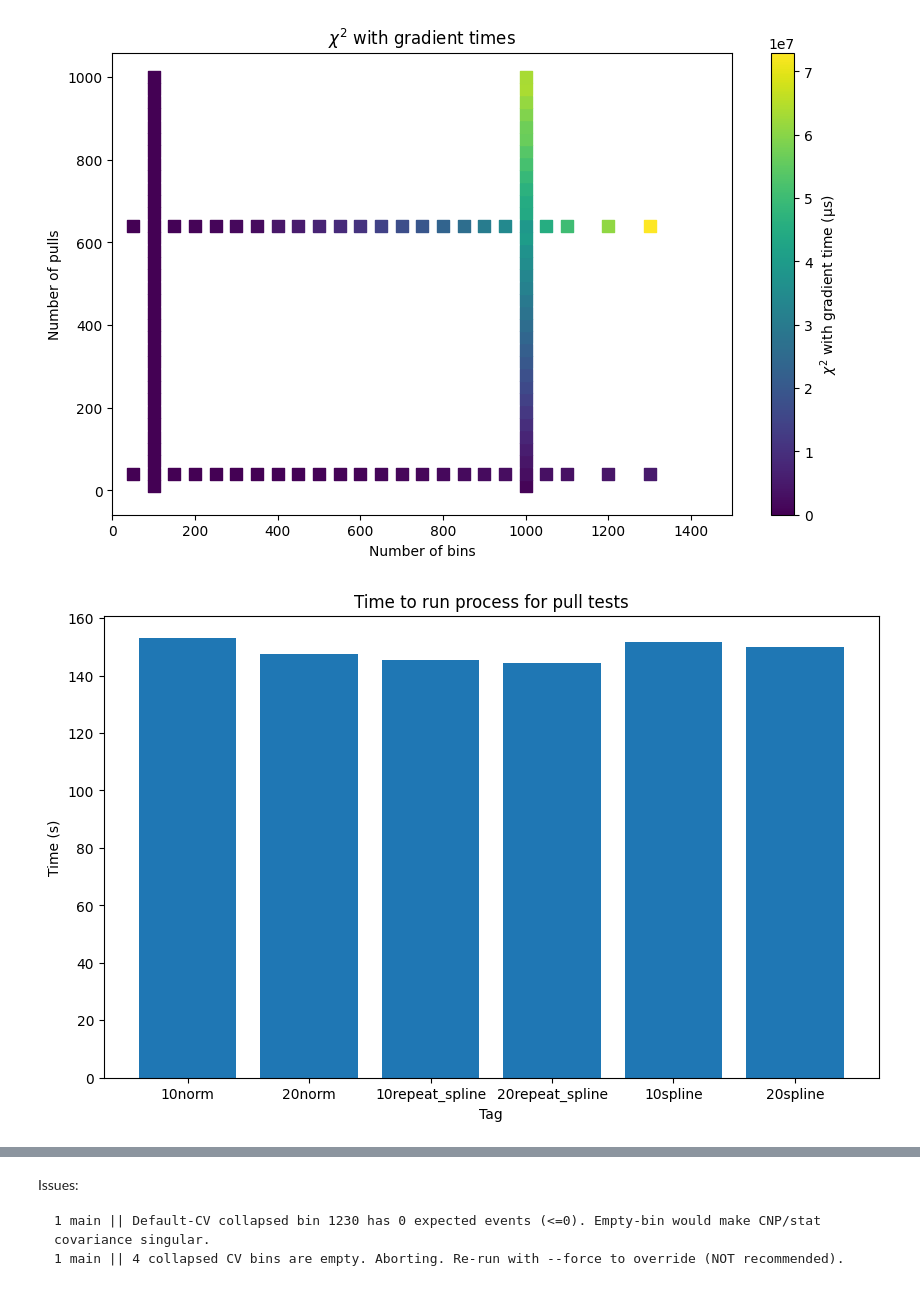
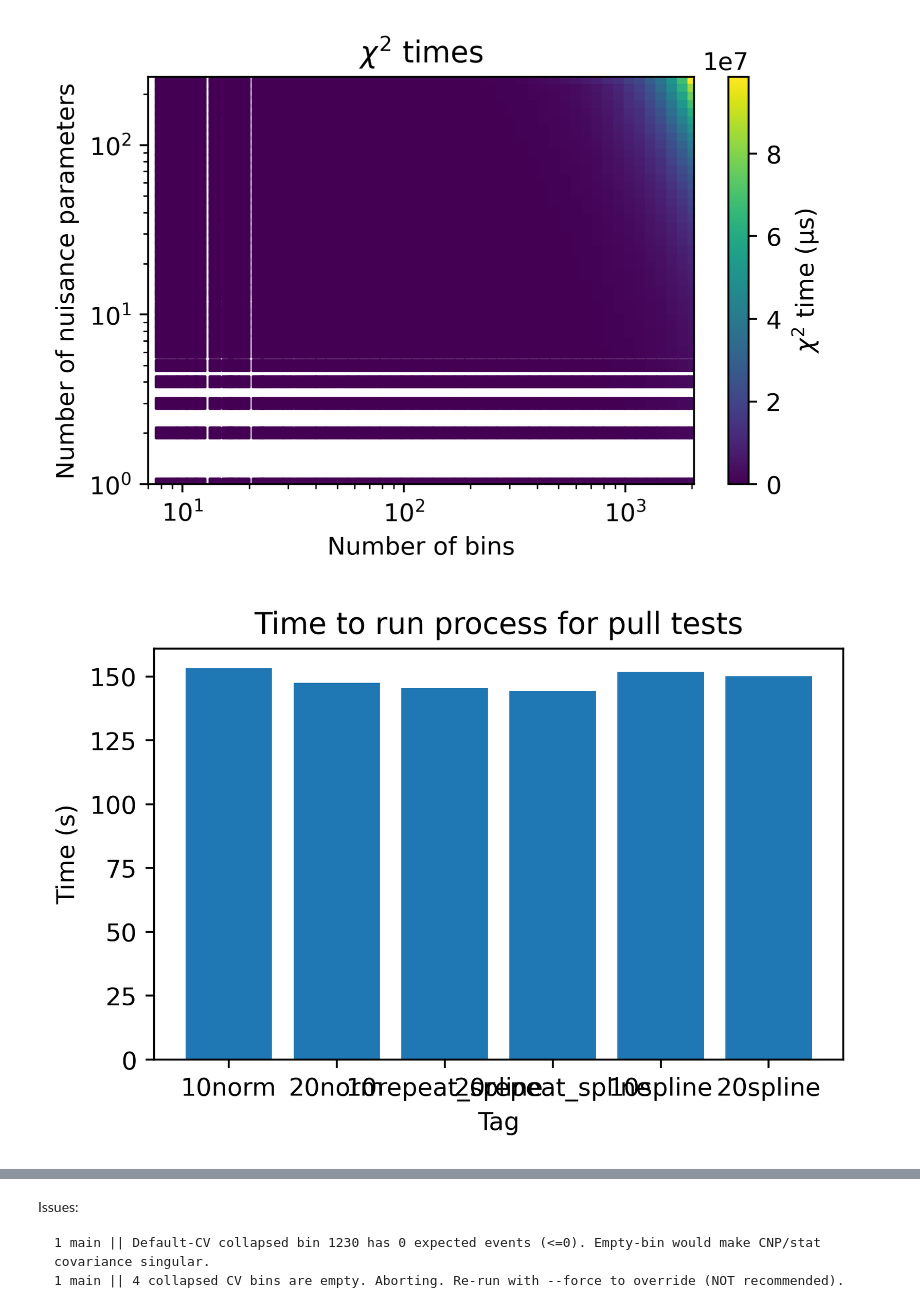
Before and after one commit to BMDragon/PROfit_Scaling, a Jupyter notebook: plotting.ipynb, the cells around one changed output, grey strips where cells are left out. Drawn from its saved outputs; the diff is of its cells as text; code cells hidden in the pictures.

```diff
--- a/plotting.ipynb
+++ b/plotting.ipynb
@@ -5,39 +5,24 @@ from scipy.optimize import curve_fit
 # %%
 POINTS = set() # Tuple of (bins, pulls) points
 
-LOWBINS = 100
-HIGHBINS = 1000
-LOWPULLS = 40
-HIGHPULLS = 640
+LOWBINS = 30
+HIGHBINS = 388
+LOWPULLS = 4
+HIGHPULLS = 180
 
-i = LOWBINS
-j = 10
-while j <= 1000:
-    POINTS.add((i, j))
-    j += 30
-i = HIGHBINS
-j = 10
-while j <= 1000:
-    POINTS.add((i, j))
-    j += 30
+pull_list = [0, 1, 2, 3, 4, 5, 6, 7, 8, 9, 10, 11, 13, 14, 16, 18, 20, 22, 25, 28, 31, 34, 38, 43, 48, 53, 60, 67, 74, 83, 93, 104, 116, 129, 145, 161, 180, 201, 225, 250]
+bin_list = [8, 9, 10, 11, 12, 14, 16, 17, 19, 22, 24, 27, 30, 34, 38, 42, 47, 53, 59, 66, 74, 82, 92, 103, 115, 128, 143, 160, 179, 199, 223, 249, 278, 311, 347, 388, 434, 484, 541, 605, 676, 755, 843, 942, 1053, 1176, 1314, 1468, 1641, 1833, 2048]
 
-j = LOWPULLS
-i = 50
-while i <= 1500:
-    POINTS.add((i, j))
-    i += 50
-j = HIGHPULLS
-i = 50
-while i <= 1500:
-    POINTS.add((i, j))
-    i += 50
+for p in pull_list:
+    for b in bin_list:
+        POINTS.add((b, p))
 
 POINTS = np.array(list(POINTS)) # Convert set to list
 # print(POINTS)
 # %%
 # --- Define options for 1d plots --- #
-PARAM_PULL = False # If False, x-axis is number of pulls. If True, x-axis is number of bins.
-CONST = LOWBINS
+PARAM_PULL = True # If False, x-axis is Number of nuisance parameters. If True, x-axis is number of bins.
+CONST = HIGHPULLS
 
 if PARAM_PULL:
     POINTS = np.array(sorted(POINTS, key=lambda x: (x[0], x[1]))) # Sort by bins
@@ -64,7 +49,7 @@ for bins, pulls in POINTS:
     chi2_no_grad_time = -1
     chi2_with_grad_time = -1
 
-    with open(f'./scaling_outputs/scale_{bins}bins_{pulls}pulls.txt', 'r') as f:
+    with open(f'./scaling_outputs/scale_{bins}bins_{pulls}pulls_v3.txt', 'r') as f:
         lines = f.readlines()
         for line in lines:
             if 'fillspectra_vary_all' in line:
@@ -98,7 +83,7 @@ for bins, pulls in POINTS:
                 finally:
                     chi2_with_grad_time = time
     f.close()
-
+    '''
     with open(f'./time_logs/user_{bins}bins_{pulls}pulls_time.txt', 'r') as f2:
         line = f2.readline()
         try:
@@ -107,7 +92,7 @@ for bins, pulls in POINTS:
         except:
             process_time = -1
     f2.close()
-
+    '''
     times_dict[(bins, pulls)] = [process_time, fill_spectra_all_time, fill_spectra_phys_time, fill_spectra_nuis_time, chi2_no_grad_time, chi2_with_grad_time]
 
     if process_time != -1:
@@ -434,17 +426,18 @@ plt.show()
 # %%
-plt.figure(figsize=(10, 6))
+plt.figure(figsize=(5, 3), dpi=400)
 for bins, pulls in valid_chi2_with_grad_times_points:
-    plt.scatter(bins, pulls, c=times_dict[(bins, pulls)][5], cmap='viridis',marker='s', s=70, vmin=0, vmax=max(chi2_with_grad_times))
-plt.colorbar(label='$\\chi^2$ with gradient time (μs)')
+    plt.scatter(bins, pulls, c=times_dict[(bins, pulls)][5], cmap='viridis',marker='s', s=20, vmin=0, vmax=max(chi2_with_grad_times))
+plt.colorbar(label='$\\chi^2$ time (μs)')
 plt.xlabel('Number of bins')
-plt.ylabel('Number of pulls')
-plt.title('$\\chi^2$ with gradient times')
-plt.axis('equal')
-plt.xlim(0,1500)
-plt.ylim(0,1000)
+plt.ylabel('Number of nuisance parameters')
+plt.title('$\\chi^2$ times')
+plt.xlim(7,2050)
+plt.xscale('log')
+plt.ylim(1,252)
+plt.yscale('log')
 plt.show()
 # %% [output]
-[figure, old version]
+[figure, new version]
 # %%
 # 20 norms vs 20 splines and 10 norms vs 10 splines to see if they take the same time to run with the same number of bins
 # Also check if repeating the same name for splines could work
@@ -475,13 +468,13 @@ for tag in tags:
         pulltest_process_times = np.append(pulltest_process_times, time)
     f2.close()
 # %%
-plt.figure(figsize=(10, 6))
+plt.figure(figsize=(5, 3), dpi=400)
 plt.bar([t[9:] for t in tags], pulltest_process_times)
 plt.xlabel('Tag')
 plt.ylabel('Time (s)')
 plt.title('Time to run process for pull tests')
 plt.ylim(0,)
 plt.show()
 # %% [output]
-[figure, old version]
+[figure, new version]
 # %%
```
Also changed, not shown: parts of 11 cells of this notebook, 3 other files.
